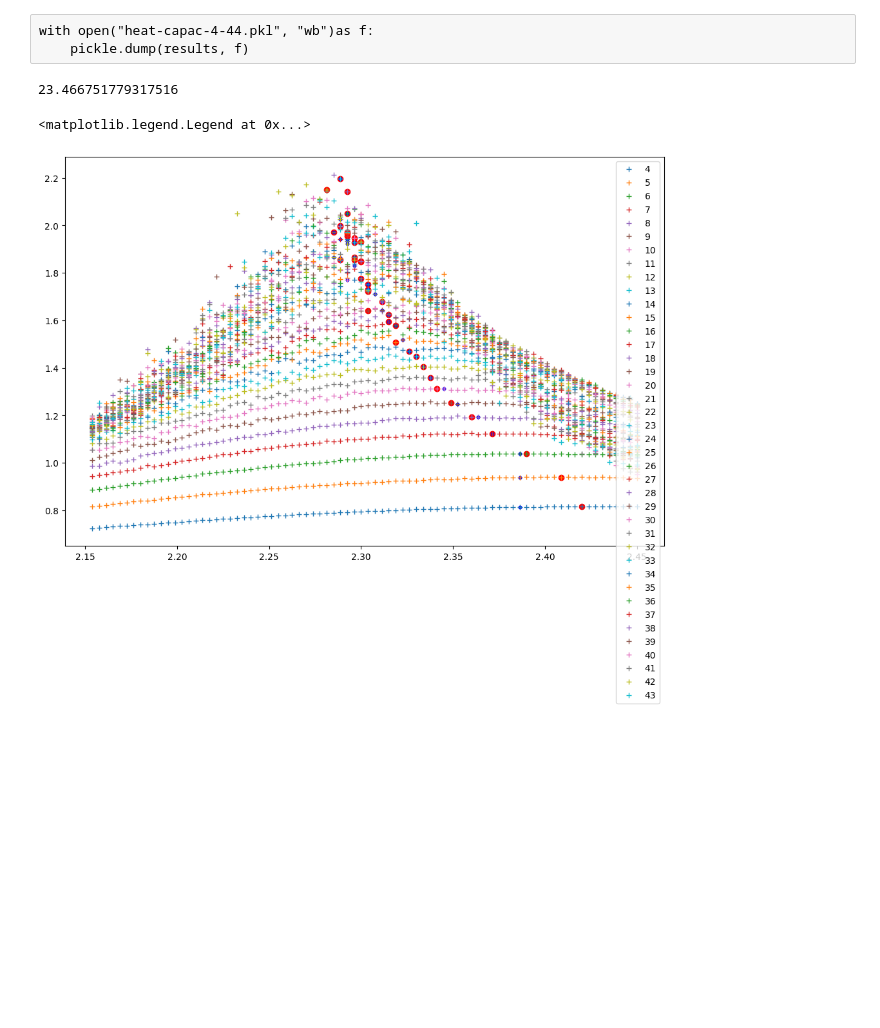
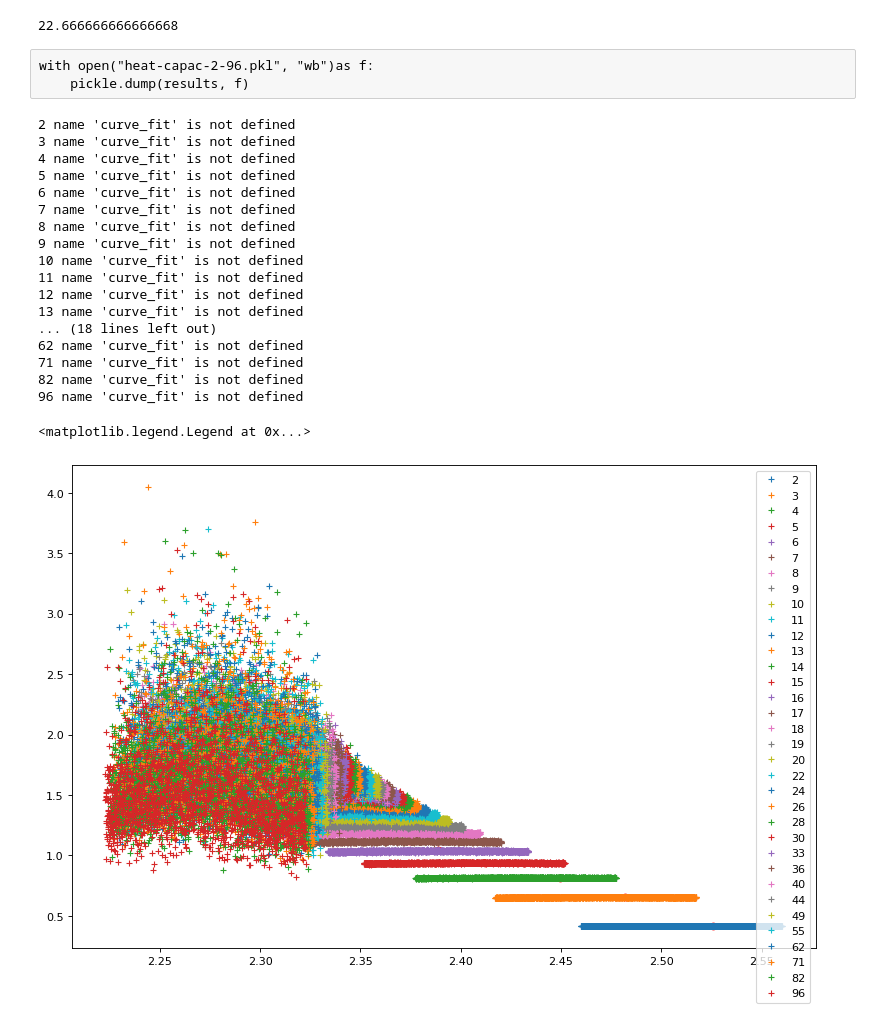
Before and after one commit to ashmat98/ising-model, a Jupyter notebook: python/heat-capacity.ipynb, the cells around one changed output. Drawn from its saved outputs; the diff is of its cells as text; code cells hidden in the pictures; blank space fills up the shorter version.

Commit message:
heat capacity experiments

```diff
--- a/python/heat-capacity.ipynb
+++ b/python/heat-capacity.ipynb
@@ -28,7 +31,7 @@ with open("heat-capac-4-44-help.pkl", "rb")as ff:
 # %%
 Ns = [2]
 n = Ns[0]
-eps = 0.004
+eps = 0.002
 while n < max(NtoT.keys()):
     if abs(NtoT[n] - NtoT[Ns[-1]]) > eps:
         Ns.append(n)
@@ -44,14 +49,18 @@ for n in Ns:
+# %%
+34*10/512/60*2048
+# %% [output]
+22.666666666666668
 # %%
 results = []
 for N in Ns:
     TcN = NtoT[N]
-    Ts = np.linspace(TcN-0.06, TcN+0.06, 128)
-    for Ts1 in tqdm(Ts.reshape(16, 8)):
+    Ts = np.linspace(TcN-0.05, TcN+0.05, 2048)
+    for Ts1 in tqdm(Ts.reshape(32, 64)):
         runs = len(Ts1)
         res = pool.starmap(find_sigma_e, #T, N,M, steps,freq, SEED
                 zip(*(Ts1,
                       [N]*runs, # N
-                      [4*10**8]*runs, # steps
+                      [10**7]*runs, # steps
                       [1]*runs, # freq
                       np.random.randint(0,10**8, runs), # seed
                           )),
@@ -59,10 +68,13 @@ for N in Ns:
             )
         results+= res
 # %% [raw]
-with open("heat-capac-4-44.pkl", "wb")as f:
+with open("heat-capac-2-96.pkl", "wb")as f:
     pickle.dump(results, f)
+# %%
+with open("heat-capac-2-96.pkl", "rb") as f:
+    results = pickle.load(f)
 # %%
-df = pd.DataFrame(results, columns=["N", "temp", "len(Es)", "pos1","pos2", "mean_E", "std_E"])
+df = pd.DataFrame(results, columns=["N", "temp", "len(Es)", "pos1","pos2", "mean_E", "std_E", "E^3", "E^4"])
 df["C"] = df.std_E**2/df.temp**2
 # %%
 gb = df.groupby("N")
@@ -73,31 +85,59 @@ def find_peak(vals, l=5, r=30):
         smooth =  np.convolve(vals, np.ones(w), mode="same")/w
         pids.append(np.argmax(smooth))
     return int(np.median(pids))
-# %%
-df4.C
-# %% [output]
-23.466751779317516
 # %%
 Ns = []
 Tcs1 = []
 Tcs2 = []
-for N in range(4,44):
+Tcs3 = []
+Tcs3_err = []
+
+for N in gb.groups:
+    Ns.append(N)
+
     df4 = gb.get_group(N)
     plt.plot(df4.temp, df4.C/N**2,"+", label=f"{N}")
 
     pid = find_peak(df4.C, l=5, r=30)
     plt.scatter(df4.temp.iloc[pid], df4.C.iloc[pid]/N**2, c="r")
 
     Tcs1.append(df4.temp.iloc[pid])
 
     pid = find_peak(df4.C, l=10, r=60)
     plt.scatter(df4.temp.iloc[pid], df4.C.iloc[pid]/N**2, c="b", s=10)
 
     Tcs2.append(df4.temp.iloc[pid])
+    def f(x, p, a, b):
+        return a - b*abs(x-(p))**(2)
+    try:
+        popt, popt_cov = curve_fit(f, df4.temp, df4.C/N**2, maxfev=3000,
+                                  p0=[TTc+0.3, 1.5, 1])
+        Tcs3.append(popt[0])
+        Tcs3_err.append(popt_cov[0,0]**0.5)
 
-    Ns.append(N)
+    except Exception as e:
+        Tcs3.append(np.nan)
+        Tcs3_err.append(np.nan)
+        print(N, e)
 
 plt.legend()
 # %% [output]
-<matplotlib.legend.Legend at 0x...>
+2 name 'curve_fit' is not defined
+3 name 'curve_fit' is not defined
+4 name 'curve_fit' is not defined
+5 name 'curve_fit' is not defined
+6 name 'curve_fit' is not defined
+7 name 'curve_fit' is not defined
+8 name 'curve_fit' is not defined
+9 name 'curve_fit' is not defined
+10 name 'curve_fit' is not defined
+11 name 'curve_fit' is not defined
+12 name 'curve_fit' is not defined
+13 name 'curve_fit' is not defined
+... (18 lines left out)
+62 name 'curve_fit' is not defined
+71 name 'curve_fit' is not defined
+82 name 'curve_fit' is not defined
+96 name 'curve_fit' is not defined
+<matplotlib.legend.Legend at 0x...>
-[figure, old version]
+[figure, new version]
```
Also changed, not shown: parts of 49 cells of this notebook, 1 other file.
